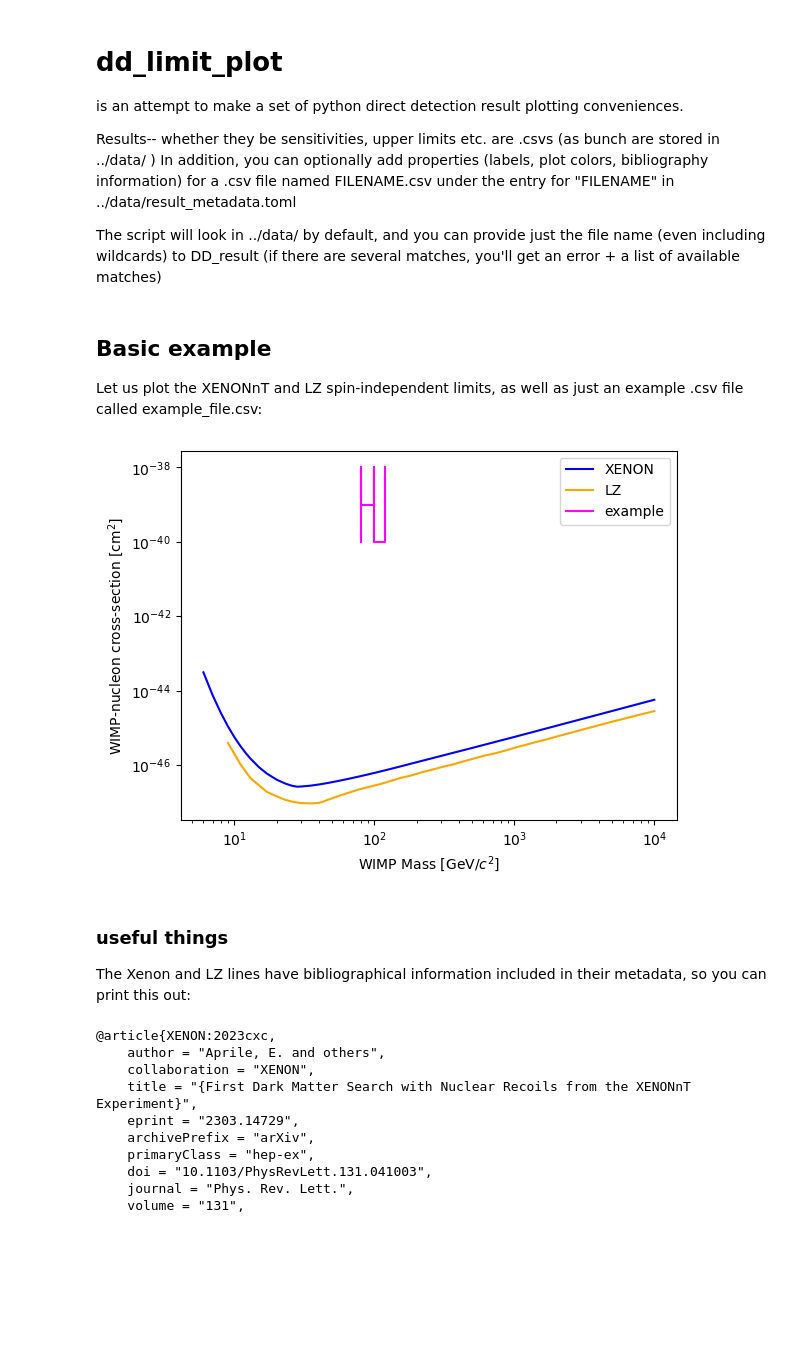
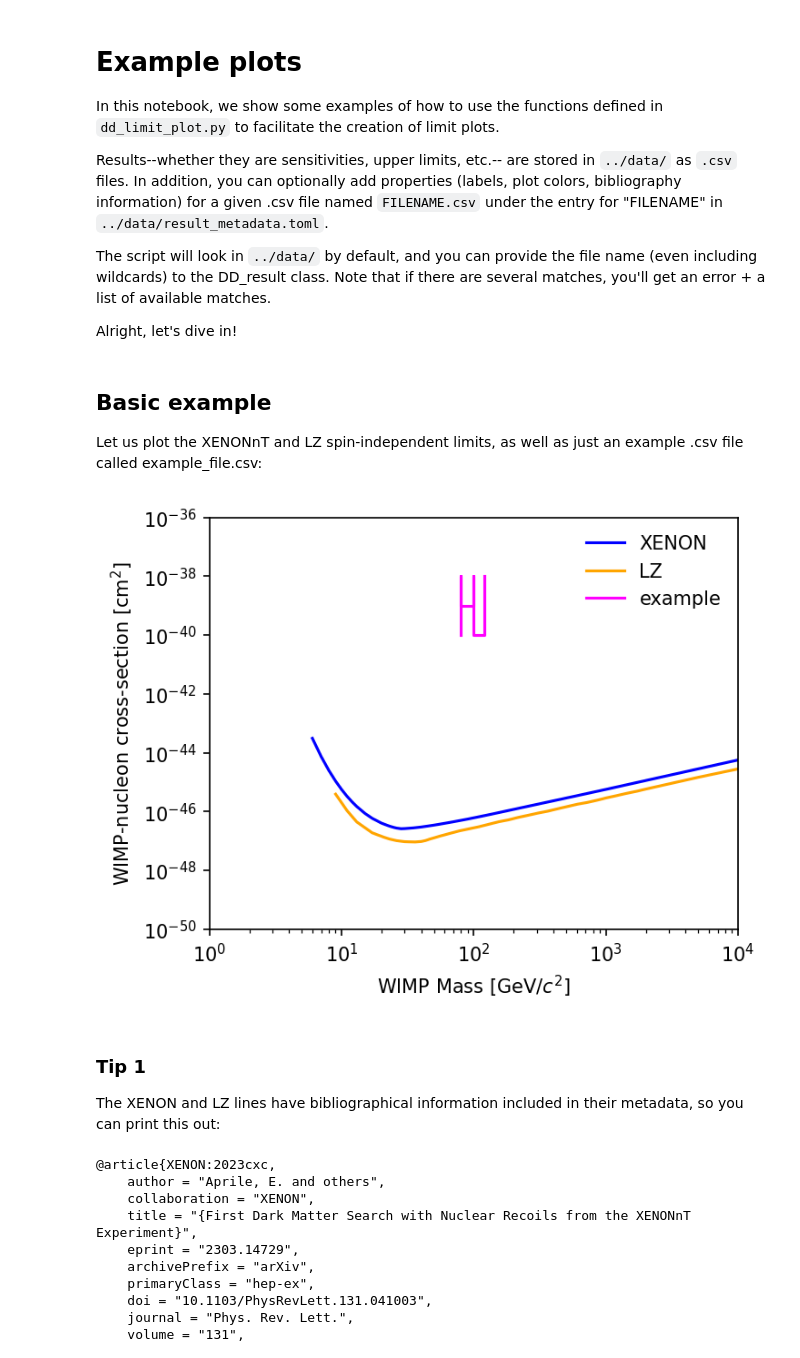
Before and after one commit to kdund/dd_limit_plot, a Jupyter notebook: notebooks/example_plot.ipynb, the cells around one changed output. Cells and saved outputs as stored; diff of their text form; code cells hidden in the pictures; blank space fills up the shorter version.

```diff
--- a/notebooks/example_plot.ipynb
+++ b/notebooks/example_plot.ipynb
@@ -1,8 +1,11 @@
 # %% [markdown]
-# dd_limit_plot
-is an attempt to make a set of python direct detection result plotting conveniences.
+# Example plots
 
-Results-- whether they be sensitivities, upper limits etc. are .csvs (as bunch are stored in ../data/ )
-In addition, you can optionally add properties (labels, plot colors, bibliography information) for a .csv file named FILENAME.csv under the entry for "FILENAME" in ../data/result_metadata.toml
+In this notebook, we show some examples of how to use the functions defined in `dd_limit_plot.py` to facilitate the creation of limit plots.
 
-The script will look in ../data/ by default, and you can provide just the file name (even including wildcards) to DD_result (if there are several matches, you'll get an error + a list of available matches)
+Results--whether they are sensitivities, upper limits, etc.-- are stored in `../data/` as `.csv` files.
+In addition, you can optionally add properties (labels, plot colors, bibliography information) for a given .csv file named `FILENAME.csv` under the entry for "FILENAME" in `../data/result_metadata.toml`.
+
+The script will look in `../data/` by default, and you can provide the file name (even including wildcards) to the DD_result class. Note that if there are several matches, you'll get an error + a list of available matches.
+
+Alright, let's dive in!
@@ -15,25 +26,27 @@ Let us plot the XENONnT and LZ spin-independent limits, as well as just an examp
 # %%
 xenon_limit = DD_result("WIMPSI_XENONnT_2023_2303.14729.csv")
 lz_limit    = DD_result("WIMPSI_LZ_2023_2207.03764.csv")
 example_line = DD_result("example_*.csv")
 
 
-plt.clf()
+fig = plt.subplots(figsize=(5,4), dpi=150)
 xenon_limit.plot_upper_limit(color="blue", label="XENON")
 lz_limit.plot_upper_limit(color="orange", label="LZ")
 example_line.plot_upper_limit(color="magenta", label="example")
 
-plt.legend()
 plt.yscale("log")
 plt.xscale("log")
+plt.xlim([1, 1e4])
+plt.ylim([1e-50, 1e-36])
 plt.xlabel("WIMP Mass [GeV$/c^2$]")
 plt.ylabel("WIMP-nucleon cross-section [cm$^2$]")
+plt.legend(loc='upper right', fontsize='medium', frameon=False)
 plt.show()
 # %% [output]
-[figure, old version]
+[figure, new version]
 # %% [markdown]
-### useful things
-The Xenon and LZ lines have bibliographical information included in their metadata, so you can print this out:
+### Tip 1
+The XENON and LZ lines have bibliographical information included in their metadata, so you can print this out:
 # %%
 print(xenon_limit.reference)
 print(lz_limit.reference)
```
Also changed, not shown: parts of 9 cells of this notebook.
